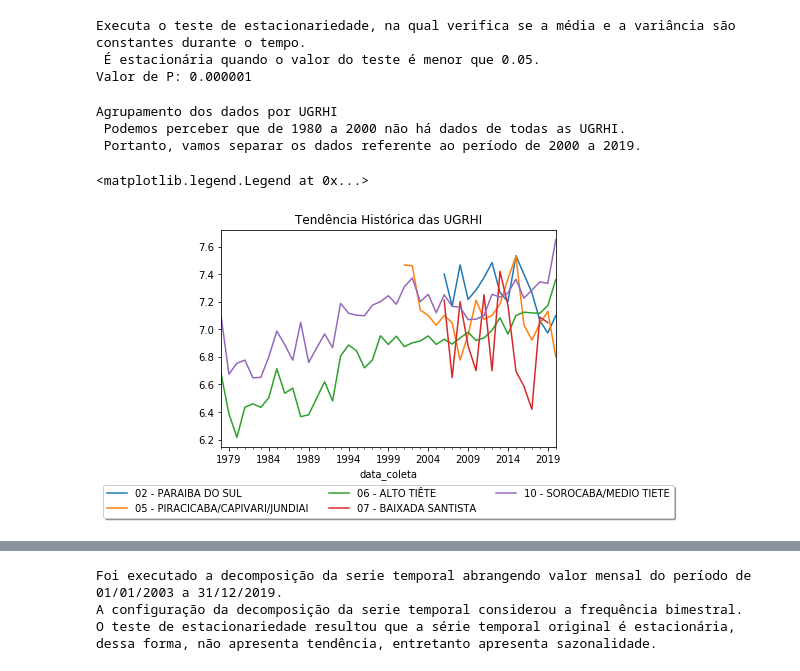
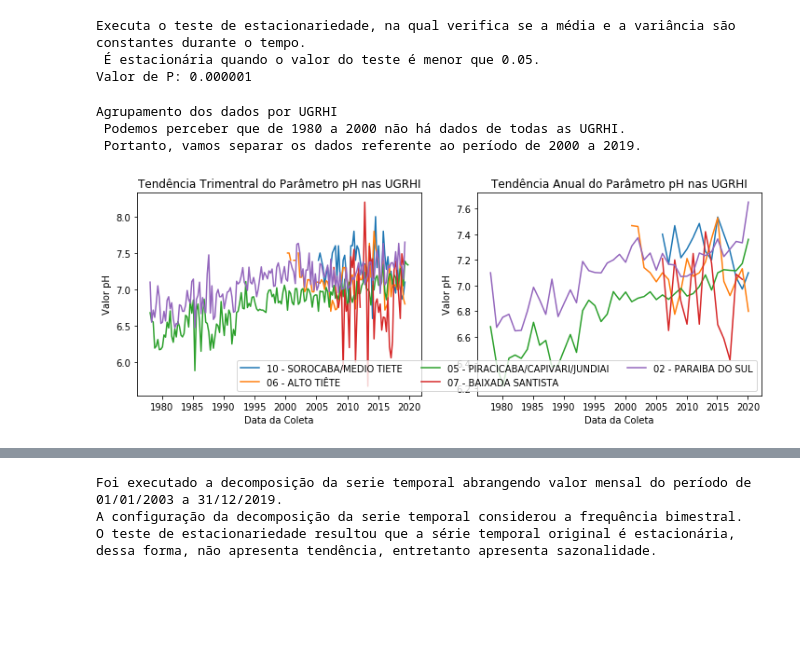
Before and after one commit to andersonchico/predicaoagua, a Jupyter notebook: src/ts_ph2.ipynb, the cells around one changed output, grey strips where cells are left out. Drawn from its saved outputs; the diff is of its cells as text; code cells hidden in the pictures; blank space fills up the shorter version.

```diff
--- a/src/ts_ph2.ipynb
+++ b/src/ts_ph2.ipynb
@@ -81,16 +85,33 @@ Valor de P: 0.000001
 # %%
 print("Agrupamento dos dados por UGRHI \n Podemos perceber que de 1980 a 2000 não há dados de todas as UGRHI. \n Portanto, vamos separar os dados referente ao período de 2000 a 2019.")
 UGRHI = df.UGRHI.values
 tdf = df.copy()
-tdf[tdf.UGRHI.isin(UGRHI)].groupby([pd.Grouper(freq='12M'), 'UGRHI'])['valor'].mean().unstack().plot(title = 'Tendência Histórica das UGRHI',legend=False)
-plt.legend(loc='upper center', bbox_to_anchor=(0.5, -.15),
-          ncol=3, fancybox=True, shadow=True)
+
+fig, (ax1, ax2) = plt.subplots(1, 2, figsize=(12,4))
+
+ax1.plot(tdf[tdf.UGRHI.isin(UGRHI)].groupby([pd.Grouper(freq='3M'), 'UGRHI'])['valor'].mean().unstack())
+ax1.set_title('Tendência Trimentral do Parâmetro pH nas UGRHI')
+ax1.set_xlabel('Data da Coleta')
+ax1.set_ylabel('Valor pH')
+
+ax2.plot(tdf[tdf.UGRHI.isin(UGRHI)].groupby([pd.Grouper(freq='12M'), 'UGRHI'])['valor'].mean().unstack())
+ax2.set_title('Tendência Anual do Parâmetro pH nas UGRHI')
+ax2.set_xlabel('Data da Coleta')
+ax2.set_ylabel('Valor pH')
+
+ax2.legend(df.UGRHI.unique(), ncol=3,
+          loc='lower right')
+
+# loc='upper center',
+#           ncol=3, fancybox=True, shadow=True
+
+# plt.text(0.5, 0.95, 'test', transform=fig.transFigure, horizontalalignment='center')
+plt.show()
 # %% [output]
 Agrupamento dos dados por UGRHI
  Podemos perceber que de 1980 a 2000 não há dados de todas as UGRHI.
  Portanto, vamos separar os dados referente ao período de 2000 a 2019.
-<matplotlib.legend.Legend at 0x...>
-[figure, old version]
+[figure, new version]
 # %%
 print("Observando o comportamento da serie temporal no período de 2003 a 2019")
 pts = ts['2003-01-01':'2019-12-31']
```
Also changed, not shown: parts of 1 cell of this notebook, 3 other files.
